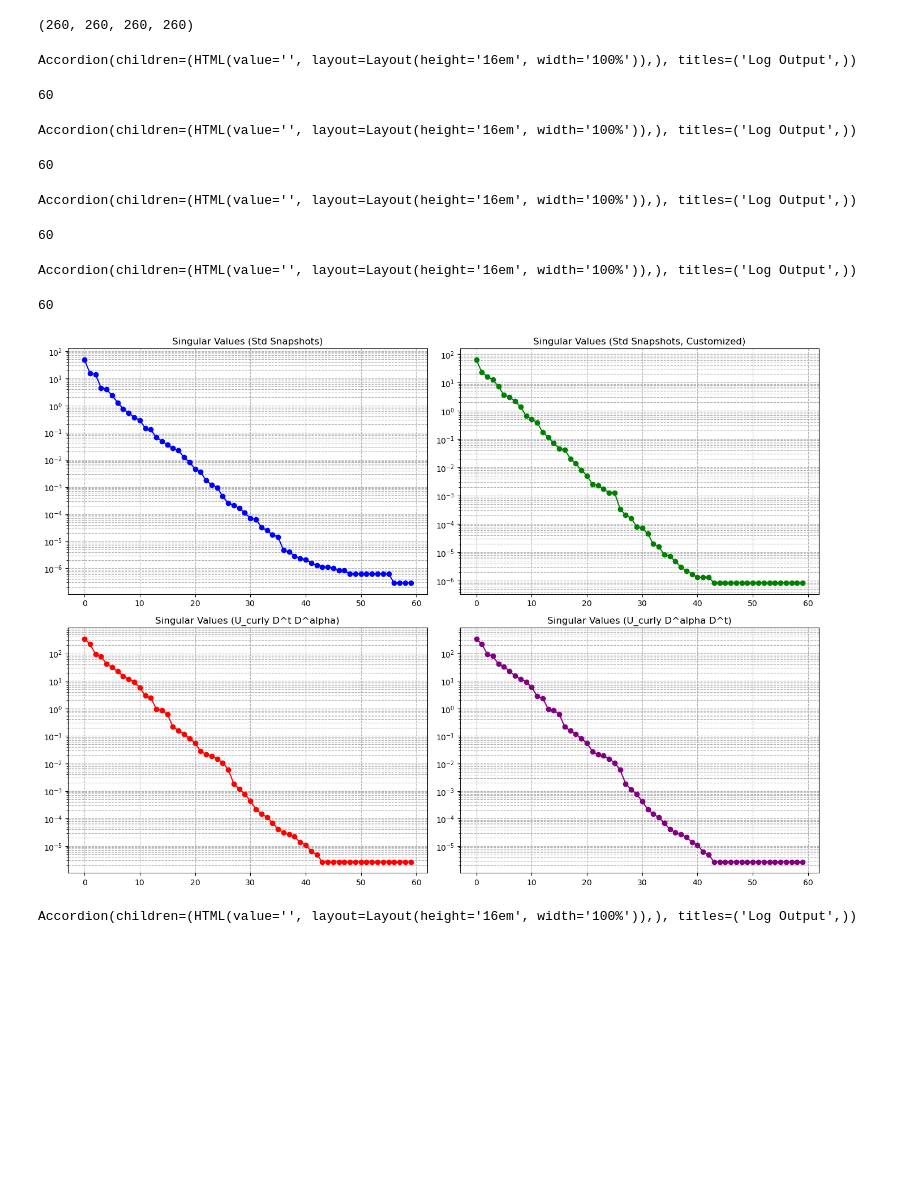
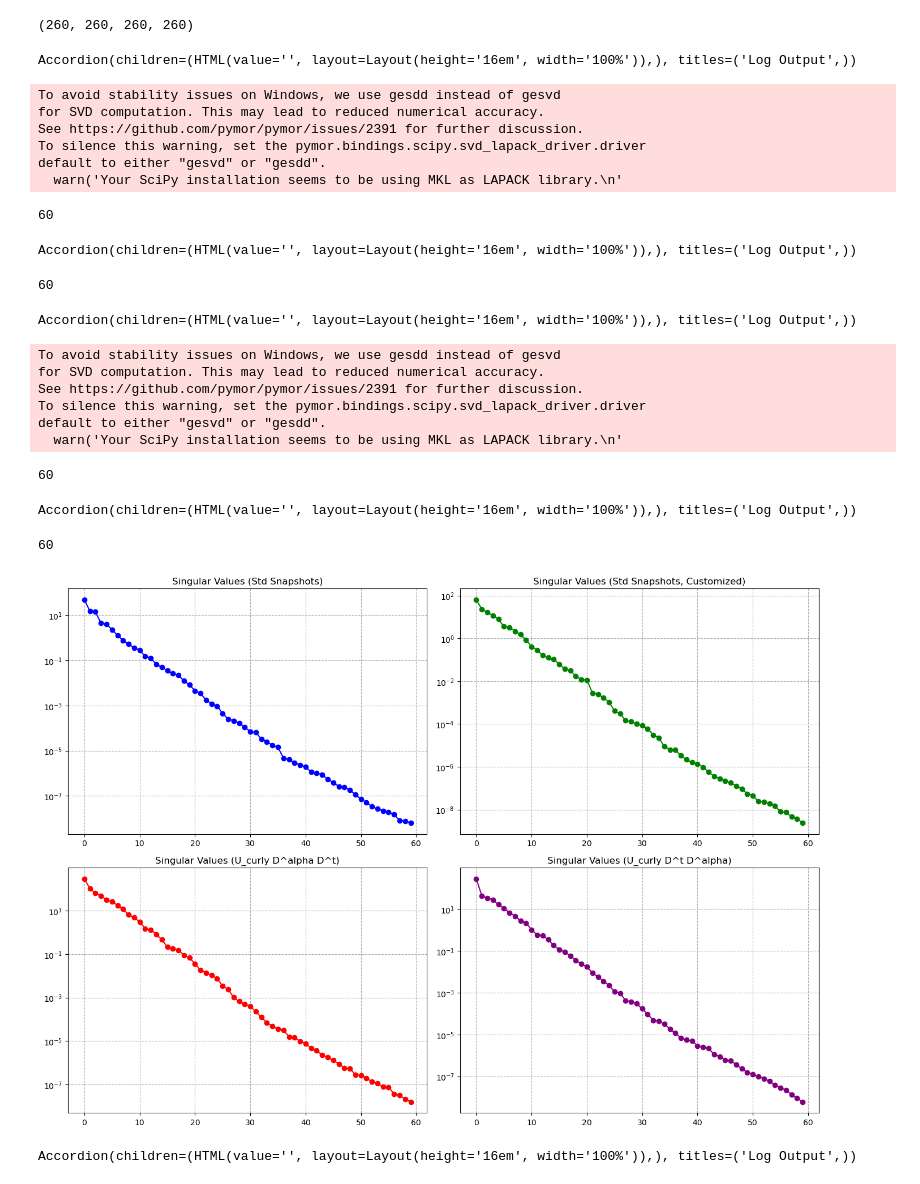
Before and after one commit to lafunke/numerical-experiments, a Jupyter notebook: Brusselator_project/rom_Brusselator40.ipynb, the cells around one changed output. Saved outputs shown, nothing was run; the diff lists cells and outputs as text; code cells hidden in the pictures; blank space fills up the shorter version.

```diff
--- a/Brusselator_project/rom_Brusselator40.ipynb
+++ b/Brusselator_project/rom_Brusselator40.ipynb
@@ -54,6 +54,7 @@ r_std = 60
 from pymor.algorithms.pod import pod
 std_pod_basis, std_pod_singular_values = pod(std_snapshots,
                                      product=fom.products['h1_0_semi'],
+                                     method= 'qr_svd',
                                      modes=r_std,
                                      rtol=1e-12,
                                      atol=0.0
@@ -61,7 +62,13 @@ std_pod_basis, std_pod_singular_values = pod(std_snapshots,
 len(std_pod_basis)
 # %% [output]
 Accordion(children=(HTML(value='', layout=Layout(height='16em', width='100%')),), titles=('Log Output',))
-60
+To avoid stability issues on Windows, we use gesdd instead of gesvd
+for SVD computation. This may lead to reduced numerical accuracy.
+See https://github.com/pymor/pymor/issues/2391 for further discussion.
+To silence this warning, set the pymor.bindings.scipy.svd_lapack_driver.driver
+default to either "gesvd" or "gesdd".
+  warn('Your SciPy installation seems to be using MKL as LAPACK library.\n'
+60
 # %%
 # POD with std, customized
 r_std = 60
@@ -70,8 +77,9 @@ from pymor.algorithms.pod import pod
 customized_pod_basis, customized_pod_singular_values = pod(customized_snapshots,
                                      product=fom.products['h1_0_semi'],
                                      modes=r_std,
-                                     rtol=1e-12,
-                                     atol=0.0
+                                     method= 'qr_svd',
+                                     rtol=1e-11,
+                                     atol=1e-10
                                     )
 len(customized_pod_basis)
 # %% [output]
@@ -86,13 +94,21 @@ from pymor.algorithms.pod import pod
 U_DtDa_pod_basis, U_DtDa_pod_singular_values = pod(curly_U_DtDa,
                                      product=fom.products['h1_0_semi'],
                                      modes=r_std,
-                                     rtol=1e-12,
-                                     atol=0.0
+                                     method= 'qr_svd',
+                                     rtol=1e-11,
+                                     atol=1e-14,
+                                     #orth_tol= 1e-8
                                     )
 len(U_DtDa_pod_basis)
 # %% [output]
 Accordion(children=(HTML(value='', layout=Layout(height='16em', width='100%')),), titles=('Log Output',))
-60
+To avoid stability issues on Windows, we use gesdd instead of gesvd
+for SVD computation. This may lead to reduced numerical accuracy.
+See https://github.com/pymor/pymor/issues/2391 for further discussion.
+To silence this warning, set the pymor.bindings.scipy.svd_lapack_driver.driver
+default to either "gesvd" or "gesdd".
+  warn('Your SciPy installation seems to be using MKL as LAPACK library.\n'
+60
 # %%
 # POD with curly U DaDt
 
@@ -102,8 +118,10 @@ from pymor.algorithms.pod import pod
 U_DaDt_pod_basis, U_DaDt_pod_singular_values = pod(curly_U_DaDt,
                                      product=fom.products['h1_0_semi'],
                                      modes=r_std,
-                                     rtol=1e-12,
-                                     atol=0.0
+                                     method= 'qr_svd',
+                                     rtol=1e-14,
+                                     atol=1e-14,
+                                     orth_tol= 1e-8
                                     )
 len(U_DaDt_pod_basis)
 # %% [output]
@@ -112,30 +138,30 @@ Accordion(children=(HTML(value='', layout=Layout(height='16em', width='100%')),)
 # %%
 # plot the singular values
 
 import matplotlib.pyplot as plt
 
 fig, axs = plt.subplots(2, 2, figsize=(14, 10))
 
 axs[0, 0].semilogy(std_pod_singular_values, marker='o', color='blue')
 axs[0, 0].set_title("Singular Values (Std Snapshots)")
 axs[0, 0].grid(True, which="both", ls="--")
 
 axs[0, 1].semilogy(customized_pod_singular_values, marker='o', color='green')
 axs[0, 1].set_title("Singular Values (Std Snapshots, Customized)")
 axs[0, 1].grid(True, which="both", ls="--")
 
 axs[1, 0].semilogy(U_DaDt_pod_singular_values, marker='o', color='red')
-axs[1, 0].set_title("Singular Values (U_curly D^t D^alpha)")
+axs[1, 0].set_title("Singular Values (U_curly D^alpha D^t)")
 axs[1, 0].grid(True, which="both", ls="--")
 
 axs[1, 1].semilogy(U_DtDa_pod_singular_values, marker='o', color='purple')
-axs[1, 1].set_title("Singular Values (U_curly D^alpha D^t)")
+axs[1, 1].set_title("Singular Values (U_curly D^t D^alpha)")
 axs[1, 1].grid(True, which="both", ls="--")
 
 plt.tight_layout()
 plt.show()
 # %% [output]
-[figure, old version]
+[figure, new version]
 # %%
 # construct ROM using std
 
```
Also changed, not shown: parts of 13 cells of this notebook, 5 other files.
